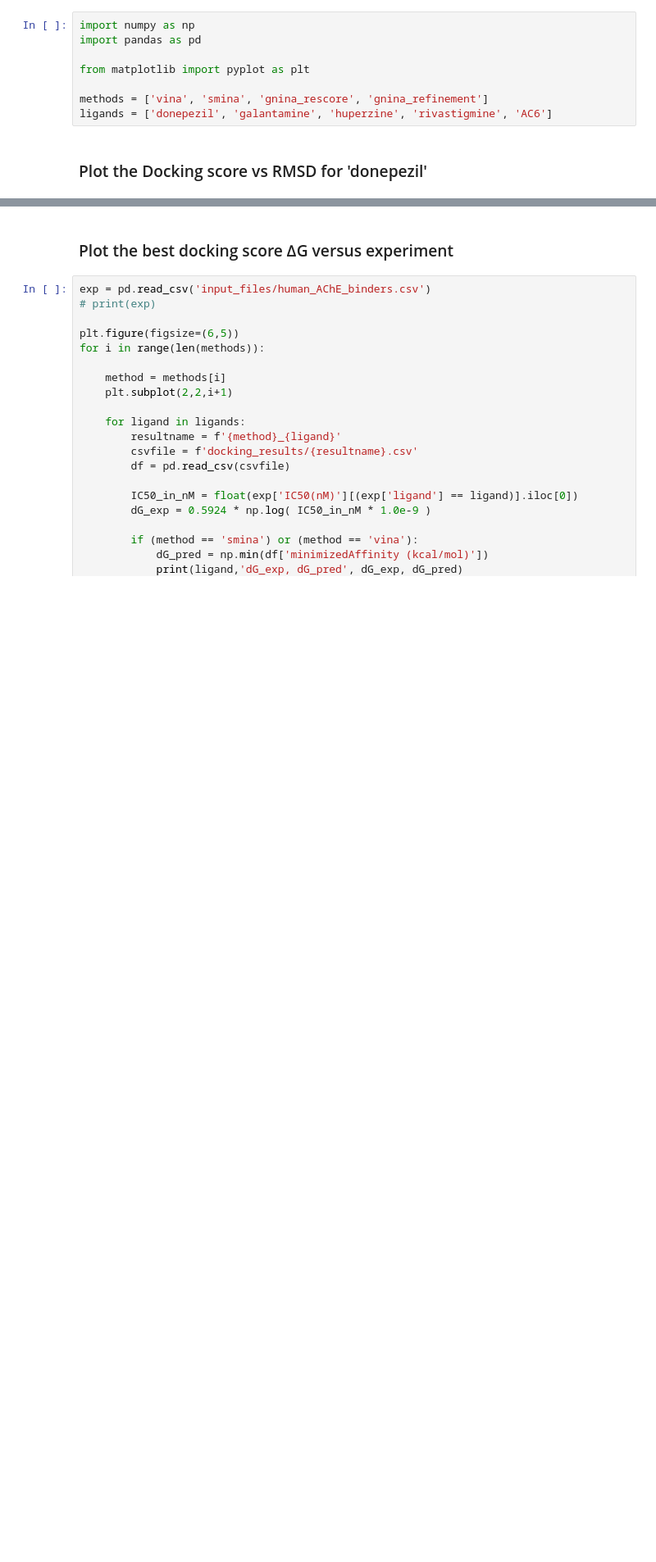
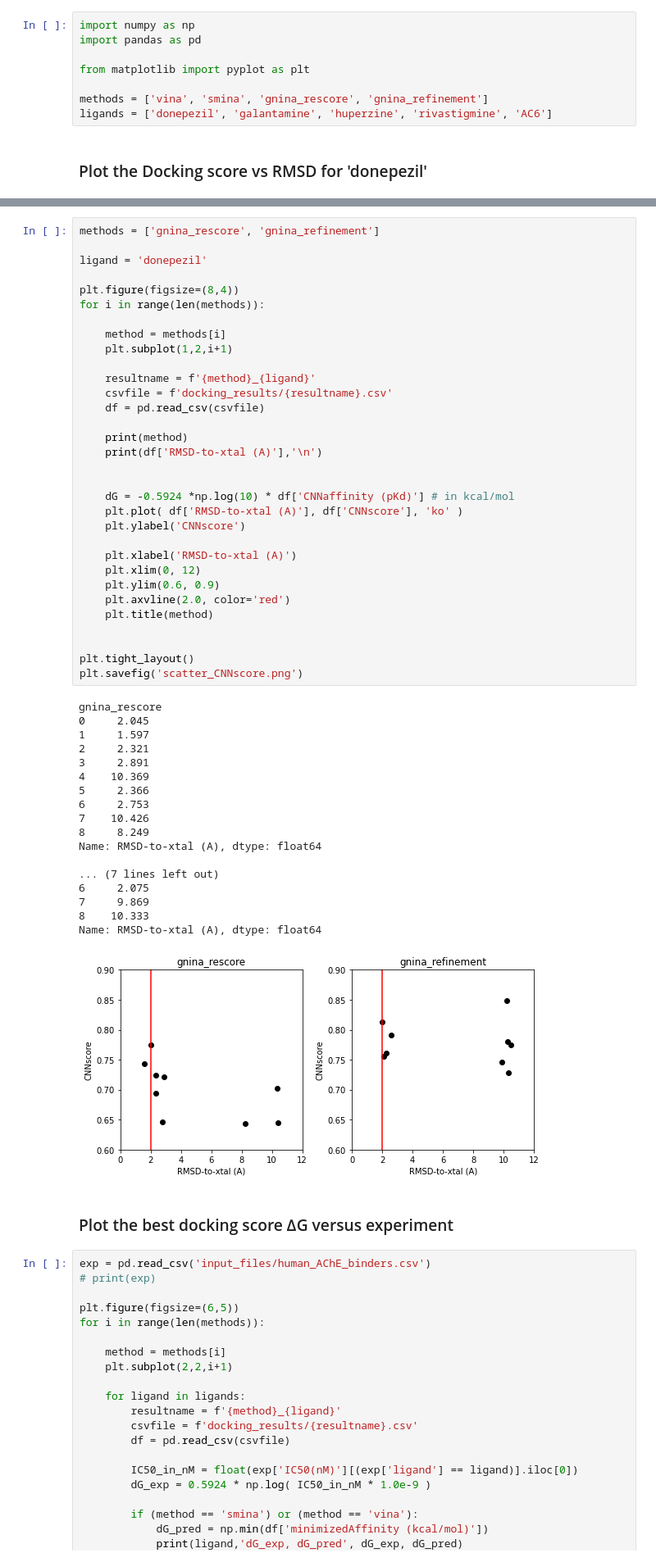
Before and after one commit to vvoelz/gnina_demo, a Jupyter notebook: plot_results_vina_too.ipynb, the cells around one changed output, grey strips where cells are left out. Shown at 82% size. Cells and saved outputs as stored; diff of their text form; blank space fills up the shorter version.

```diff
--- a/plot_results_vina_too.ipynb
+++ b/plot_results_vina_too.ipynb
@@ -42,3 +66,54 @@ plt.tight_layout()
+# %%
+methods = ['gnina_rescore', 'gnina_refinement']
+
+ligand = 'donepezil'
+
+plt.figure(figsize=(8,4))
+for i in range(len(methods)):
+
+    method = methods[i]
+    plt.subplot(1,2,i+1)
+
+    resultname = f'{method}_{ligand}'
+    csvfile = f'docking_results/{resultname}.csv'
+    df = pd.read_csv(csvfile)
+
+    print(method)
+    print(df['RMSD-to-xtal (A)'],'\n')
+
+
+    dG = -0.5924 *np.log(10) * df['CNNaffinity (pKd)'] # in kcal/mol
+    plt.plot( df['RMSD-to-xtal (A)'], df['CNNscore'], 'ko' )
+    plt.ylabel('CNNscore')
+
+    plt.xlabel('RMSD-to-xtal (A)')
+    plt.xlim(0, 12)
+    plt.ylim(0.6, 0.9)
+    plt.axvline(2.0, color='red')
+    plt.title(method)
+
+
+plt.tight_layout()
+plt.savefig('scatter_CNNscore.png')
+# %% [output]
+gnina_rescore
+0     2.045
+1     1.597
+2     2.321
+3     2.891
+4    10.369
+5     2.366
+6     2.753
+7    10.426
+8     8.249
+Name: RMSD-to-xtal (A), dtype: float64
+
+... (7 lines left out)
+6     2.075
+7     9.869
+8    10.333
+Name: RMSD-to-xtal (A), dtype: float64
+[figure, added]
 # %% [markdown]
 ### Plot the best docking score ∆G versus experiment
 # %%
```
Also changed, not shown: parts of 2 cells of this notebook.
